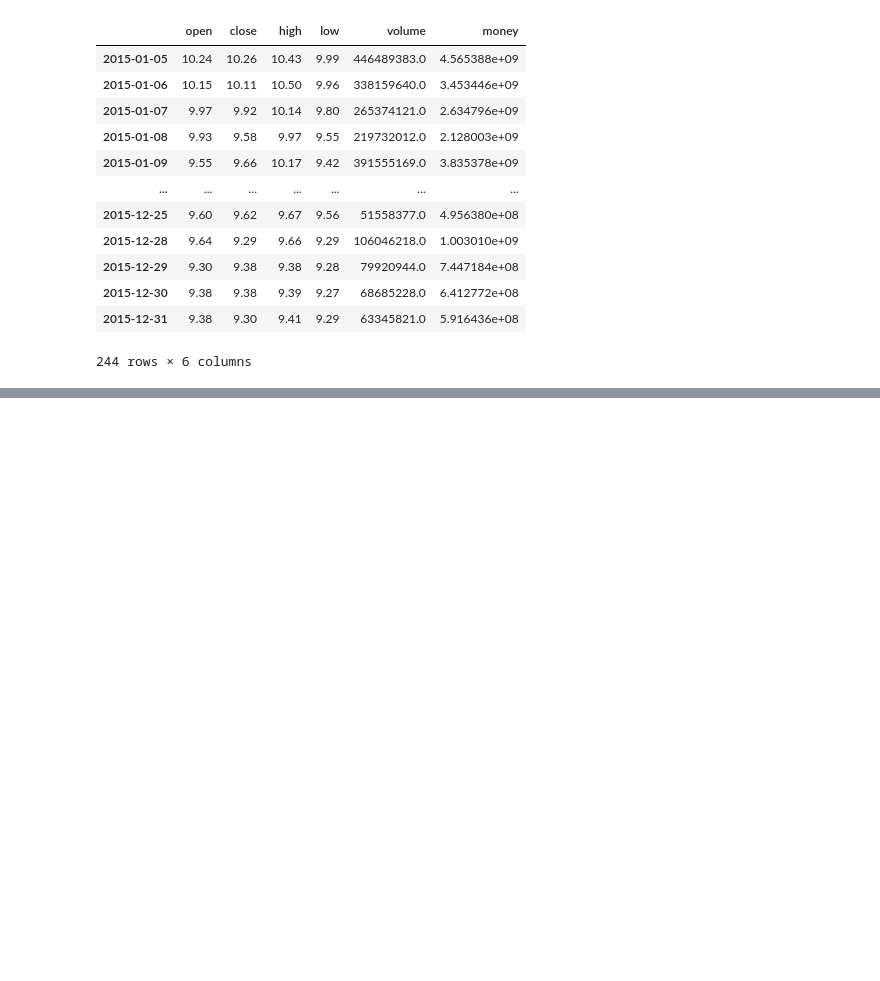
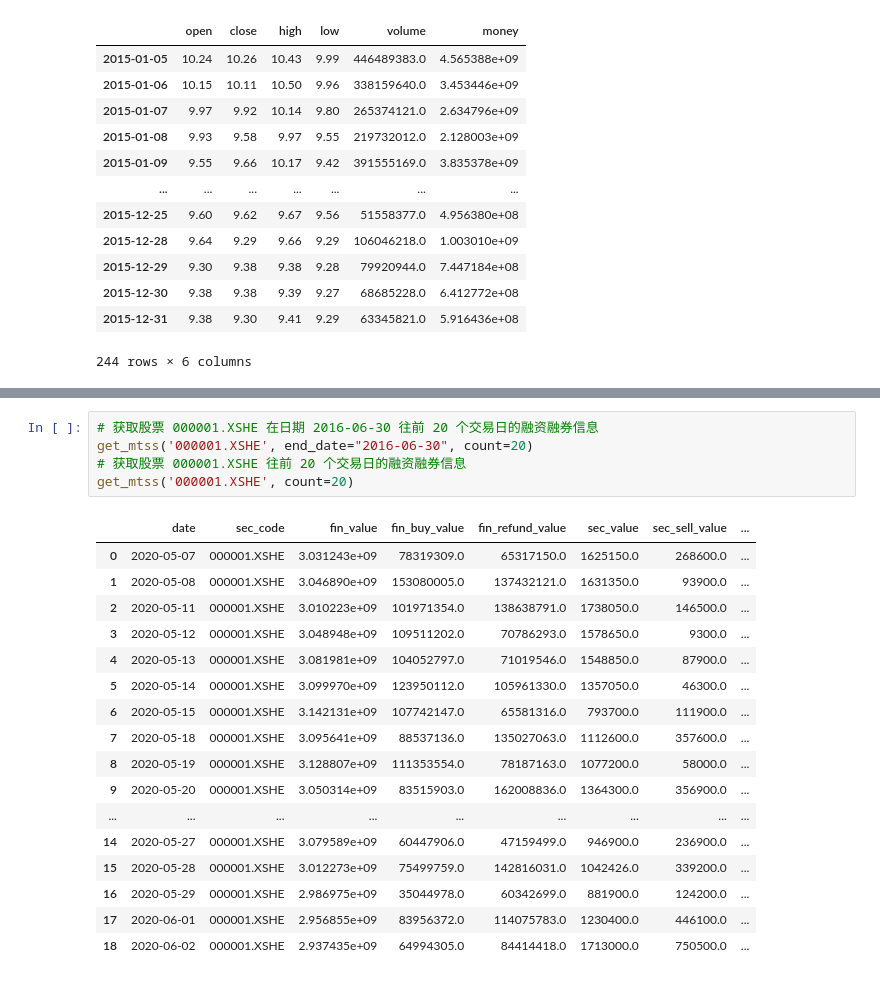
Before and after one commit to ShaoZC/Financial-report-acquisition-and-data-processing-with-Python, a Jupyter notebook: jqdata20200601.ipynb, the cells around one changed output, grey strips where cells are left out. Drawn from its saved outputs; the diff is of its cells as text; blank space fills up the shorter version.

```diff
--- a/jqdata20200601.ipynb
+++ b/jqdata20200601.ipynb
@@ -29,0 +405,23 @@ jqdatasdk.get_price("000001.XSHE")
+# %%
+# 获取股票 000001.XSHE 在日期 2016-06-30 往前 20 个交易日的融资融券信息
+get_mtss('000001.XSHE', end_date="2016-06-30", count=20)
+# 获取股票 000001.XSHE 往前 20 个交易日的融资融券信息
+get_mtss('000001.XSHE', count=20)
+# %% [output]
+|  | date | sec_code | fin_value | fin_buy_value | fin_refund_value | sec_value | sec_sell_value | ... |
+| 0 | 2020-05-07 | 000001.XSHE | 3.031243e+09 | 78319309.0 | 65317150.0 | 1625150.0 | 268600.0 | ... |
+| 1 | 2020-05-08 | 000001.XSHE | 3.046890e+09 | 153080005.0 | 137432121.0 | 1631350.0 | 93900.0 | ... |
+| 2 | 2020-05-11 | 000001.XSHE | 3.010223e+09 | 101971354.0 | 138638791.0 | 1738050.0 | 146500.0 | ... |
+| 3 | 2020-05-12 | 000001.XSHE | 3.048948e+09 | 109511202.0 | 70786293.0 | 1578650.0 | 9300.0 | ... |
+| 4 | 2020-05-13 | 000001.XSHE | 3.081981e+09 | 104052797.0 | 71019546.0 | 1548850.0 | 87900.0 | ... |
+| 5 | 2020-05-14 | 000001.XSHE | 3.099970e+09 | 123950112.0 | 105961330.0 | 1357050.0 | 46300.0 | ... |
+| 6 | 2020-05-15 | 000001.XSHE | 3.142131e+09 | 107742147.0 | 65581316.0 | 793700.0 | 111900.0 | ... |
+| 7 | 2020-05-18 | 000001.XSHE | 3.095641e+09 | 88537136.0 | 135027063.0 | 1112600.0 | 357600.0 | ... |
+| 8 | 2020-05-19 | 000001.XSHE | 3.128807e+09 | 111353554.0 | 78187163.0 | 1077200.0 | 58000.0 | ... |
+| 9 | 2020-05-20 | 000001.XSHE | 3.050314e+09 | 83515903.0 | 162008836.0 | 1364300.0 | 356900.0 | ... |
+| ... | ... | ... | ... | ... | ... | ... | ... | ... |
+| 14 | 2020-05-27 | 000001.XSHE | 3.079589e+09 | 60447906.0 | 47159499.0 | 946900.0 | 236900.0 | ... |
+| 15 | 2020-05-28 | 000001.XSHE | 3.012273e+09 | 75499759.0 | 142816031.0 | 1042426.0 | 339200.0 | ... |
+| 16 | 2020-05-29 | 000001.XSHE | 2.986975e+09 | 35044978.0 | 60342699.0 | 881900.0 | 124200.0 | ... |
+| 17 | 2020-06-01 | 000001.XSHE | 2.956855e+09 | 83956372.0 | 114075783.0 | 1230400.0 | 446100.0 | ... |
+| 18 | 2020-06-02 | 000001.XSHE | 2.937435e+09 | 64994305.0 | 84414418.0 | 1713000.0 | 750500.0 | ... |
```
Also changed, not shown: parts of 50 cells of this notebook, 3 other files.
